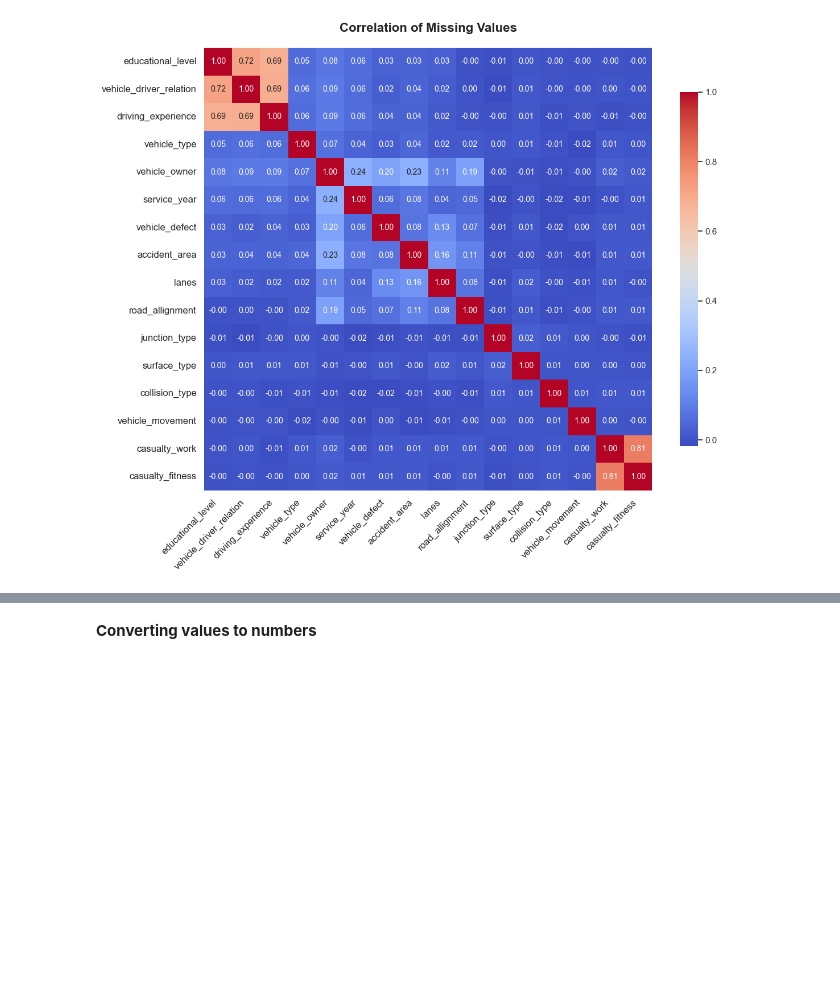
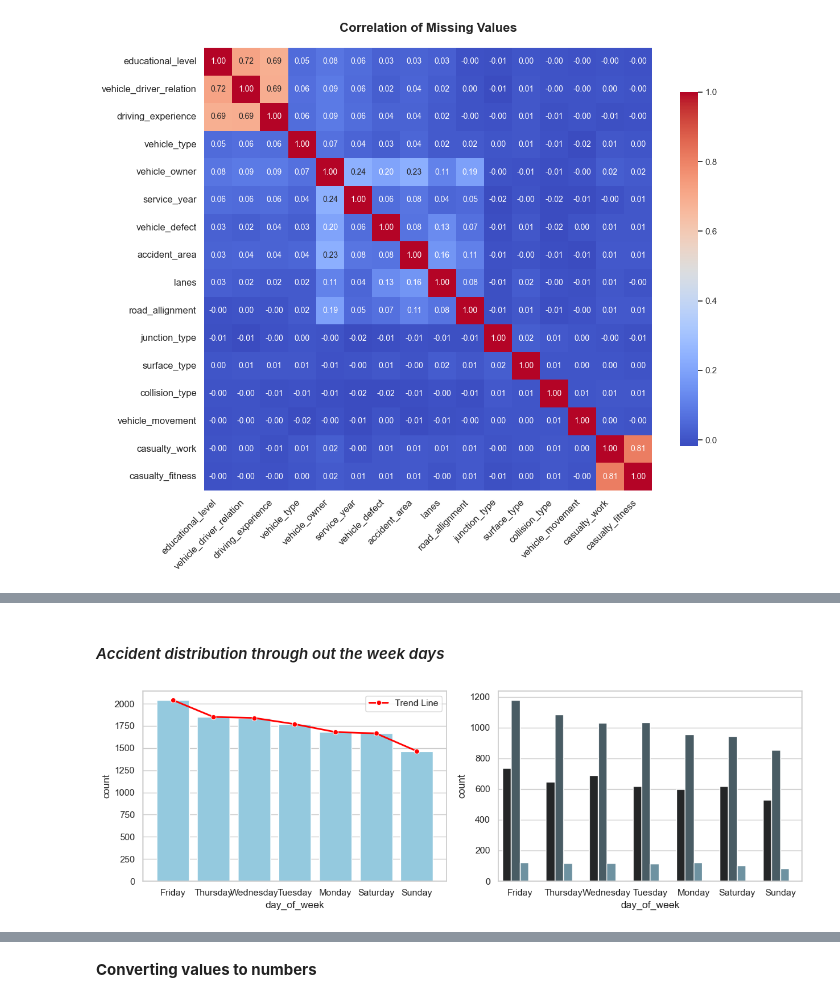
Before and after one commit to Teshager21/accident-analysis-addis_ababa, a Jupyter notebook: accident-analysis-addis_ababa.ipynb, the cells around one changed output, grey strips where cells are left out. Drawn from its saved outputs; the diff is of its cells as text; code cells hidden in the pictures; blank space fills up the shorter version.

```diff
--- a/accident-analysis-addis_ababa.ipynb
+++ b/accident-analysis-addis_ababa.ipynb
@@ -289,0 +413,28 @@ df2=df.copy()
+# %% [markdown]
+#### <i>Accident distribution through out the week days<i>
+# %%
+# Calculate value counts for accidents per day and sort them in descending order
+day_counts = df['day_of_week'].value_counts().reindex(['Monday', 'Tuesday', 'Wednesday', 'Thursday', 'Friday', 'Saturday', 'Sunday'])
+
+# Sort the days based on accident count (descending order)
+sorted_order = day_counts.sort_values(ascending=False).index
+
+# Plot
+fig, axes = plt.subplots(nrows=1, ncols=2, figsize=(12, 4))
+
+# Countplot ordered by accident frequency
+sns.countplot(data=df, x='day_of_week', ax=axes[0], order=sorted_order, color='skyblue')
+
+# Add trend line (optional)
+sns.lineplot(x=sorted_order, y=day_counts[sorted_order], color='red', marker='o', label='Trend Line', linewidth=2, ax=axes[0])
+
+# Second countplot with hue
+sns.countplot(x='day_of_week', hue='casualty_severity', data=df, order=sorted_order, ax=axes[1], palette="viridis", legend=False)
+
+#show the breakdown by accident severity
+sns.countplot(x=df['day_of_week'],hue=df['casualty_severity'],order=cat_order,legend=False,ax=axes[1],color='skyblue')
+# Tight layout
+plt.tight_layout()
+plt.show()
+# %% [output]
+[figure, added]
```
Also changed, not shown: parts of 80 cells of this notebook, 1 other file.
